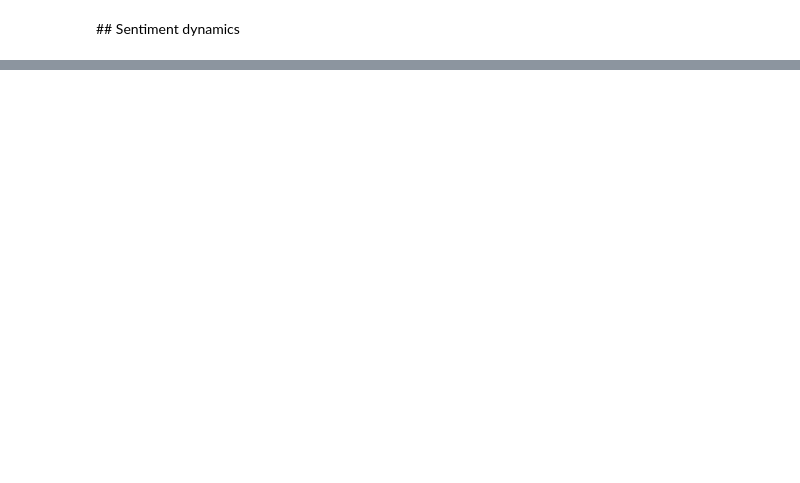
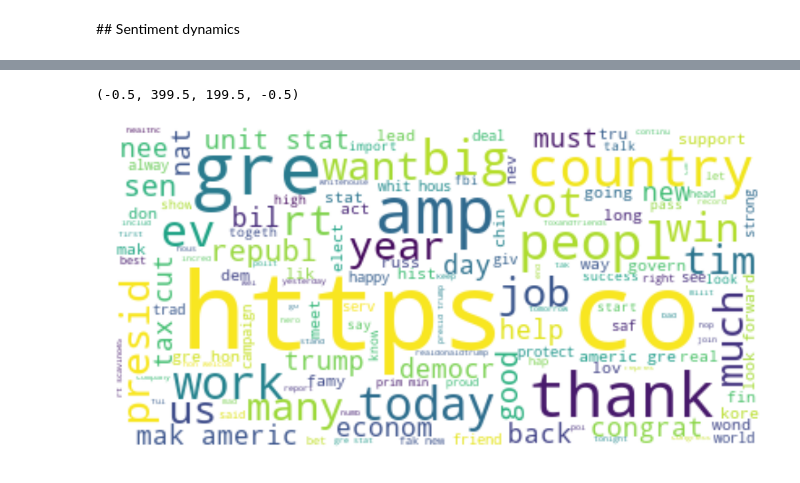
Before and after one commit to GiorgiaAuroraAdorni/trump-tweets-analytics, a Jupyter notebook: TrumpTweetsSentimentAnalysis.ipynb, the cells around one changed output, grey strips where cells are left out. Cells and saved outputs as stored; diff of their text form; code cells hidden in the pictures; blank space fills up the shorter version.

```diff
--- a/TrumpTweetsSentimentAnalysis.ipynb
+++ b/TrumpTweetsSentimentAnalysis.ipynb
@@ -238,2 +202,7 @@ plt.axis("off")
 # %% [markdown]
 ## Sentiment dynamics
+# %%
+afinn = Afinn()
+
+trump_df['afinn'] = trump_df["text"].apply(afinn.score)
+trump_df[['afinn', 'text']].head(10)
@@ -239,0 +241,17 @@ plt.axis("off")
+# %%
+afinn_positive = trump_df[trump_df.afinn >= 0]
+afinn_negative = trump_df[trump_df.afinn < 0]
+
+tweets_positive = afinn_positive['text']
+tweets_negative = afinn_negative['text']
+
+flat_pos = preprocess_official(tweets_positive)
+flat_neg = preprocess_official(tweets_negative)
+# %%
+fig = plt.figure(figsize=(20,14))
+wordcloud = WordCloud(background_color="white").generate(" ".join(flat_pos))
+plt.imshow(wordcloud, interpolation='bilinear')
+plt.axis("off")
+# %% [output]
+(-0.5, 399.5, 199.5, -0.5)
+[figure, added]
```
Also changed, not shown: parts of 8 cells of this notebook.
